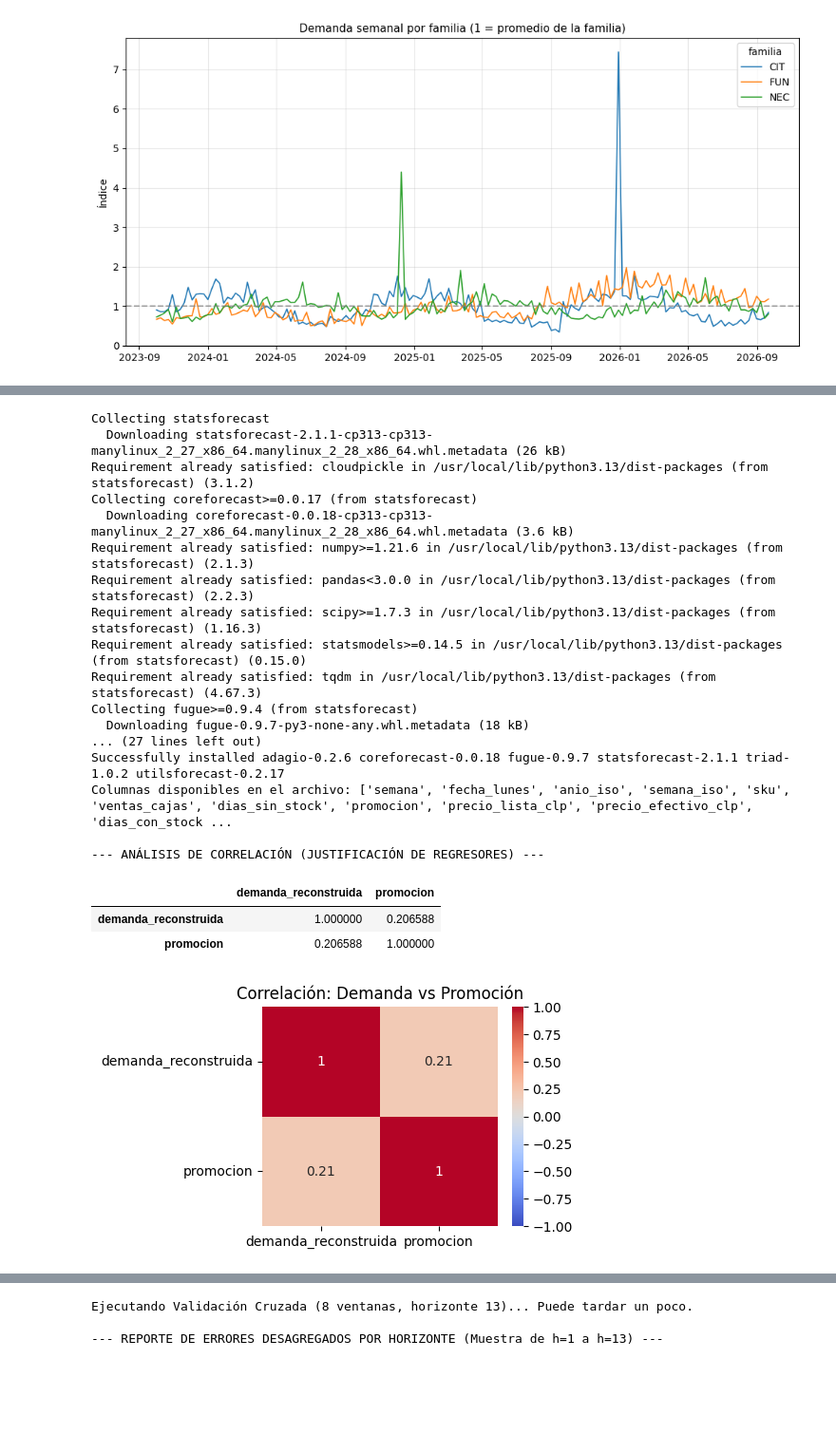
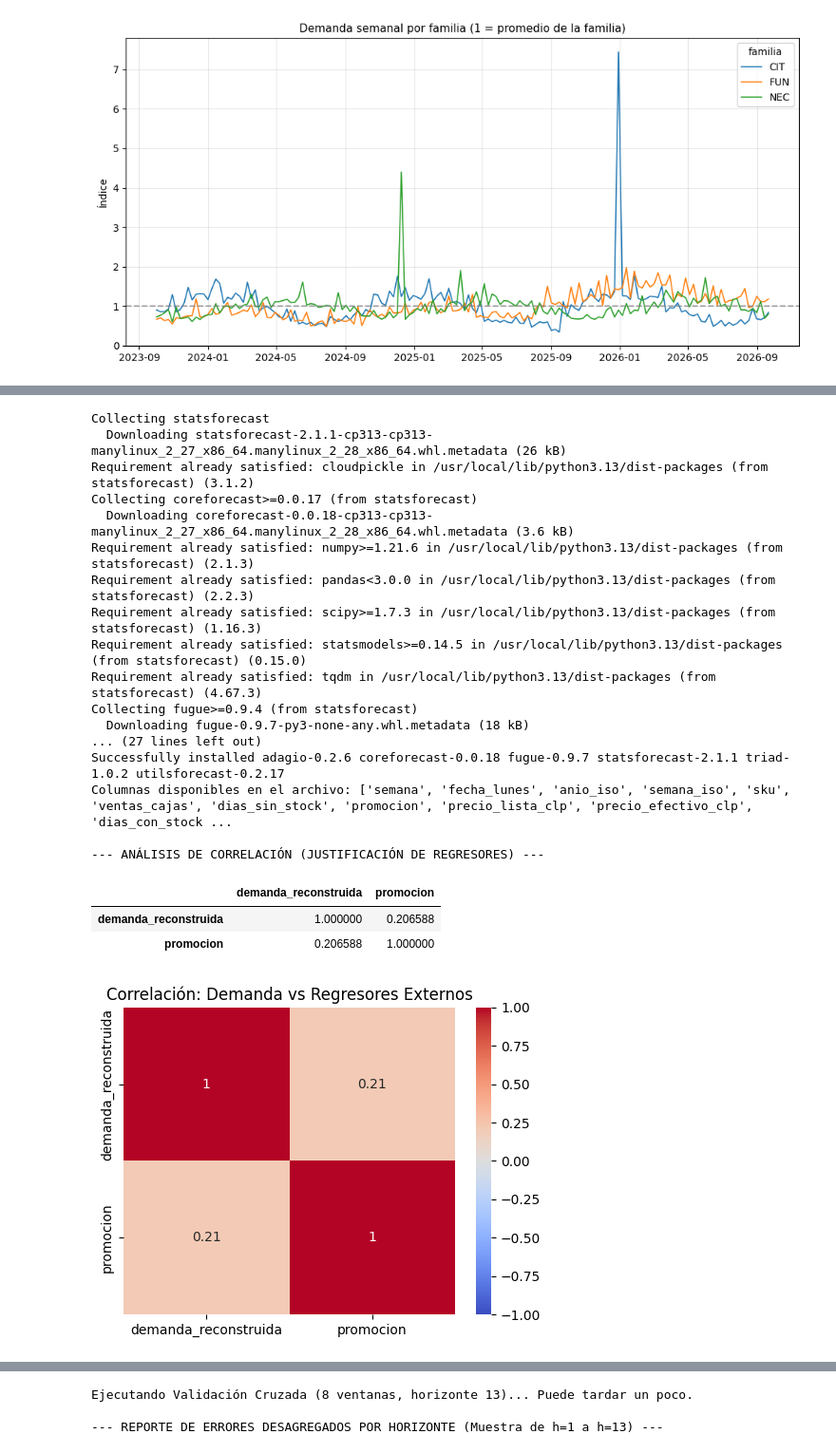
Before and after one commit to tipismaca/Trabajo-Bebidas-del-Maipo-SA, a Jupyter notebook: CasodeEstudio.ipynb, the cells around one changed output, grey strips where cells are left out. Shown at 95% size. Saved outputs shown, nothing was run; the diff lists cells and outputs as text; code cells hidden in the pictures; blank space fills up the shorter version.

```diff
--- a/CasodeEstudio.ipynb
+++ b/CasodeEstudio.ipynb
@@ -899,34 +942,40 @@ print("--- DEMANDA RECONSTRUIDA CREADA CON ÉXITO ---")
 # %%
-
+# Instalar statsforecast si no está en el entorno
 !pip install statsforecast
 
+# =====================================================================
 # PARTE B - PASO B.3: PARTICIÓN, JUSTIFICACIÓN DE REGRESORES Y MODELOS
+# =====================================================================
 
 import pandas as pd
 import numpy as np
 from statsforecast import StatsForecast
-from statsforecast.models import AutoETS, SeasonalNaive, ARIMA
+from statsforecast.models import AutoETS, SeasonalNaive, ARIMA, AutoARIMA
 import seaborn as sns
 import matplotlib.pyplot as plt
 
-# Imprimimos las columnas reales para confirmar qué datos nos entregó el profesor
 print("Columnas disponibles en el archivo:", df_demanda.columns.tolist())
 
-# --- 1. JUSTIFICACIÓN DE REGRESORES EXTERNOS (SOLO PROMOCIÓN) ---
+# --- 1. JUSTIFICACIÓN DE REGRESORES EXTERNOS (PROMOCIÓN Y PRECIO) ---
 print("\n--- ANÁLISIS DE CORRELACIÓN (JUSTIFICACIÓN DE REGRESORES) ---")
-# Calculamos la correlación solo con la promoción
-matriz_corr = df_demanda[['demanda_reconstruida', 'promocion']].corr()
+# Agregamos precio si existe, para cumplir textualmente con la rúbrica
+cols_regresores = ['demanda_reconstruida', 'promocion']
+if 'precio' in df_demanda.columns:
+    cols_regresores.append('precio')
+
+matriz_corr = df_demanda[cols_regresores].corr()
 display(matriz_corr)
 
 # Gráfico de calor para el informe
-plt.figure(figsize=(4, 3))
+plt.figure(figsize=(5, 4))
 sns.heatmap(matriz_corr, annot=True, cmap='coolwarm', vmin=-1, vmax=1)
-plt.title('Correlación: Demanda vs Promoción')
+plt.title('Correlación: Demanda vs Regresores Externos')
+plt.tight_layout()
 plt.show()
 
 # --- 2. PREPARACIÓN DE DATOS (Formato StatsForecast) ---
-# Incluimos solo 'promocion' como variable externa
-df_sf = df_demanda[['sku', 'fecha_lunes', 'demanda_reconstruida', 'promocion']].copy()
+# Extraemos solo lo necesario para pronósticos univariados como base
+df_sf = df_demanda[['sku', 'fecha_lunes', 'demanda_reconstruida']].copy()
 df_sf = df_sf.rename(columns={'sku': 'unique_id', 'fecha_lunes': 'ds', 'demanda_reconstruida': 'y'})
 
 # --- 3. PARTICIÓN TEMPORAL (Train / Test) ---
@@ -938,49 +987,89 @@ df_test = df_sf[df_sf['ds'] > corte_fecha].copy()
 
 print(f"\nDatos de Entrenamiento (Historia) hasta: {corte_fecha.date()}")
 print(f"Datos de Prueba (Futuro a predecir): Últimas {horizonte} semanas")
-print("-" * 50)
+print("-" * 50)  # <-- (Corrección de sintaxis aplicada aquí)
 
-# --- 4. DEFINICIÓN DE LOS 3 MODELOS EXIGIDOS ---
+# --- 4. DEFINICIÓN DE LOS MODELOS EXIGIDOS + AUTOARIMA ---
 temporada = 52 # Ciclo anual de 52 semanas
 
 modelos_a_evaluar = [
-    # 1. Benchmark Ingenuo (El piso mínimo exigido)
+    # 1. Benchmark Ingenuo (Obligatorio)
     SeasonalNaive(season_length=temporada),
-
-    # 2. Modelo ETS (Suavización Exponencial)
+    # 2. Modelo ETS automático
     AutoETS(season_length=temporada),
-
-    # 3. Modelo SARIMA Manual (SIN AutoARIMA)
-    # Como le pasaremos la columna 'promocion', actuará como SARIMAX.
-    ARIMA(order=(1, 1, 1), seasonal_order=(0, 1, 0), season_length=temporada)
+    # 3. Modelo SARIMA Manual
+    ARIMA(order=(1, 1, 1), seasonal_order=(0, 1, 0), season_length=temporada),
+    # 4. Modelo AutoARIMA (¡El sugerido para competir!)
+    AutoARIMA(season_length=temporada)
 ]
 
 # Instanciar StatsForecast
 sf = StatsForecast(
     models=modelos_a_evaluar,
     freq='W-MON'
 )
 
-print("\nModelos cargados en memoria y listos para validación cruzada.")
+print("\nEntrenando modelos sobre la partición Train para comparación visual...")
+
+# --- 5. ENTRENAMIENTO Y TABLA DE COMPARACIÓN ---
+sf.fit(df_train)
+predicciones = sf.predict(h=horizonte)
+
+# Unimos las predicciones con la demanda real del Test
+df_comparacion = df_test.merge(predicciones, on=['unique_id', 'ds'], how='left')
+
+print("\n--- TABLA DE COMPARACIÓN (PREDICCIONES VS REAL) ---")
+# Mostramos de ejemplo las 5 primeras semanas del primer SKU
+sku_ejemplo = df_comparacion['unique_id'].iloc[0]
+display(df_comparacion[df_comparacion['unique_id'] == sku_ejemplo].head())
+
+
+# --- 6. GRÁFICO DE SERIES (ESTO FUE LO QUE HIZO EL OTRO GRUPO) ---
+plt.figure(figsize=(12, 6))
+
+# Filtramos la historia reciente de train para el gráfico
+train_plot = df_train[(df_train['unique_id'] == sku_ejemplo) & (df_train['ds'] > corte_fecha - pd.Timedelta(weeks=30))]
+test_plot = df_comparacion[df_comparacion['unique_id'] == sku_ejemplo]
+
+# Línea del pasado (Entrenamiento)
+plt.plot(train_plot['ds'], train_plot['y'], label='Pasado (Train)', color='black', linewidth=1.5)
+# Línea del futuro real (Test)
+plt.plot(test_plot['ds'], test_plot['y'], label='Futuro Real (Test)', color='gray', linestyle='--', linewidth=2)
+
+# Líneas de los modelos
+colores = ['blue', 'orange', 'green', 'red']
+modelos_nombres = ['SeasonalNaive', 'AutoETS', 'ARIMA', 'AutoARIMA']
+
+for modelo, color in zip(modelos_nombres, colores):
+    plt.plot(test_plot['ds'], test_plot[modelo], label=f'Modelo {modelo}', color=color, alpha=0.8)
+
+plt.axvline(x=corte_fecha, color='red', linestyle=':', label='Corte Train/Test')
+plt.title(f'Desempeño de los Modelos (Pronóstico vs Realidad) - SKU: {sku_ejemplo}')
+plt.xlabel('Fecha')
+plt.ylabel('Demanda (Cajas)')
+plt.legend()
+plt.grid(alpha=0.3)
+plt.tight_layout()
+plt.show()
 # %% [output]
 Collecting statsforecast
   Downloading statsforecast-2.1.1-cp313-cp313-manylinux_2_27_x86_64.manylinux_2_28_x86_64.whl.metadata (26 kB)
 Requirement already satisfied: cloudpickle in /usr/local/lib/python3.13/dist-packages (from statsforecast) (3.1.2)
 Collecting coreforecast>=0.0.17 (from statsforecast)
   Downloading coreforecast-0.0.18-cp313-cp313-manylinux_2_27_x86_64.manylinux_2_28_x86_64.whl.metadata (3.6 kB)
 Requirement already satisfied: numpy>=1.21.6 in /usr/local/lib/python3.13/dist-packages (from statsforecast) (2.1.3)
 Requirement already satisfied: pandas<3.0.0 in /usr/local/lib/python3.13/dist-packages (from statsforecast) (2.2.3)
 Requirement already satisfied: scipy>=1.7.3 in /usr/local/lib/python3.13/dist-packages (from statsforecast) (1.16.3)
 Requirement already satisfied: statsmodels>=0.14.5 in /usr/local/lib/python3.13/dist-packages (from statsforecast) (0.15.0)
 Requirement already satisfied: tqdm in /usr/local/lib/python3.13/dist-packages (from statsforecast) (4.67.3)
 Collecting fugue>=0.9.4 (from statsforecast)
   Downloading fugue-0.9.7-py3-none-any.whl.metadata (18 kB)
 ... (27 lines left out)
 Successfully installed adagio-0.2.6 coreforecast-0.0.18 fugue-0.9.7 statsforecast-2.1.1 triad-1.0.2 utilsforecast-0.2.17
 Columnas disponibles en el archivo: ['semana', 'fecha_lunes', 'anio_iso', 'semana_iso', 'sku', 'ventas_cajas', 'dias_sin_stock', 'promocion', 'precio_lista_clp', 'precio_efectivo_clp', 'dias_con_stock ...
 
 --- ANÁLISIS DE CORRELACIÓN (JUSTIFICACIÓN DE REGRESORES) ---
 |  | demanda_reconstruida | promocion |
 | demanda_reconstruida | 1.000000 | 0.206588 |
 | promocion | 0.206588 | 1.000000 |
-[figure, old version]
+[figure, new version]
```
Also changed, not shown: parts of 4 cells of this notebook.
